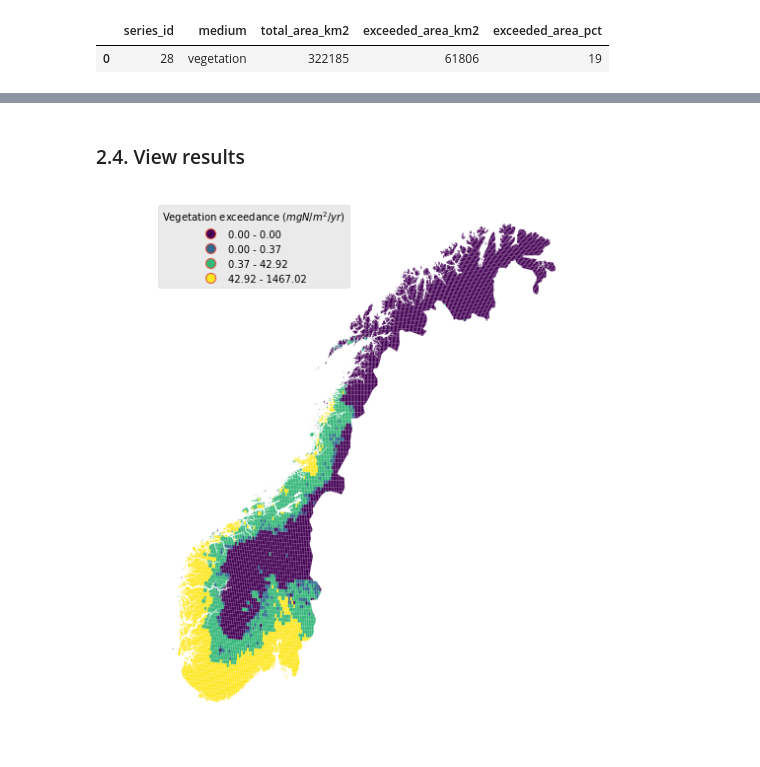
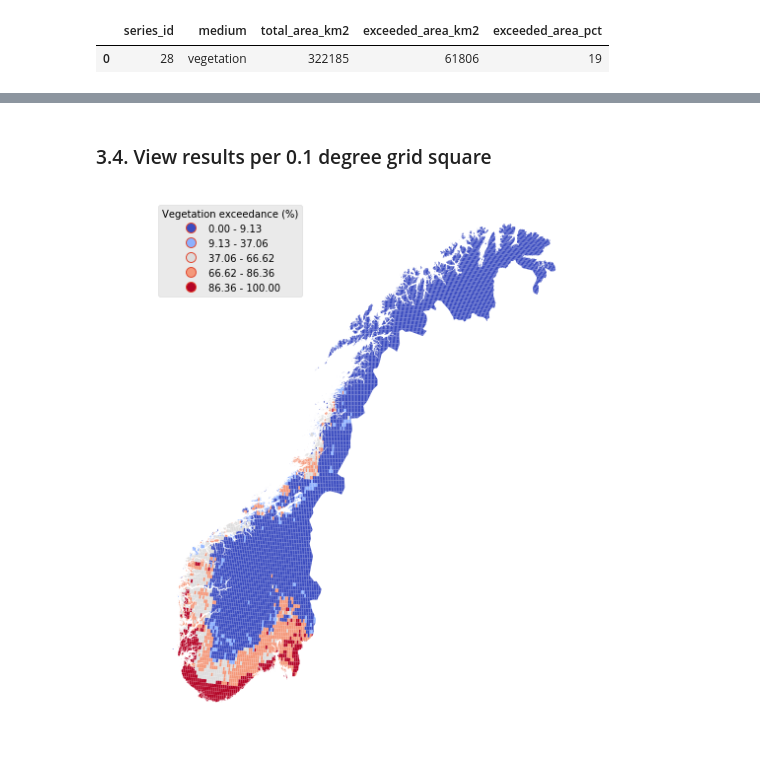
Before and after one commit to JamesSample/critical_loads_2, a Jupyter notebook: notebooks/03_vegetation_new_grid.ipynb, the cells around one changed output, grey strips where cells are left out. Drawn from its saved outputs; the diff is of its cells as text; code cells hidden in the pictures.

```diff
--- a/notebooks/03_vegetation_new_grid.ipynb
+++ b/notebooks/03_vegetation_new_grid.ipynb
@@ -67,6 +70,9 @@ df.head()
 
 The code below generates a choropleth map of the N deposition data (used for the vegetation calculations).
 # %%
+# series_id to work with
+ser_id = 28
+
 # Get dep data from database
 dep_gdf = cl.n_deposition_as_gdf_0_1deg(ser_id, eng)
 dep_gdf.head()
@@ -172,19 +315,20 @@ gdf = cl.exceedance_stats_per_0_1deg_cell(ex_tif, ser_id, eng)
 # %% [markdown]
-### 2.4. View results
+### 3.4. View results per 0.1 degree grid square
 # %%
 # Extract exceedance summaries
 ex_gdf = cl.veg_exceedance_as_gdf_0_1deg(ser_id, eng)
 # %%
 # Choropleth map
-ex_gdf.plot(column='mean',
-            scheme='quantiles',
+ex_gdf.plot(column='pct_exceeded',
+            cmap='coolwarm',
+            scheme='fisher_jenks',
             edgecolor=None,
             legend=True,
             legend_kwds={'loc':'upper left',
-                         'title': 'Vegetation exceedance ($mgN/m^2/yr$)'},
+                         'title': 'Vegetation exceedance (%)'},
             figsize=(8,8))
 
 plt.axis('off')
 plt.tight_layout()
 # %% [output]
-[figure, old version]
+[figure, new version]
```
Also changed, not shown: parts of 23 cells of this notebook, 3 other files.
